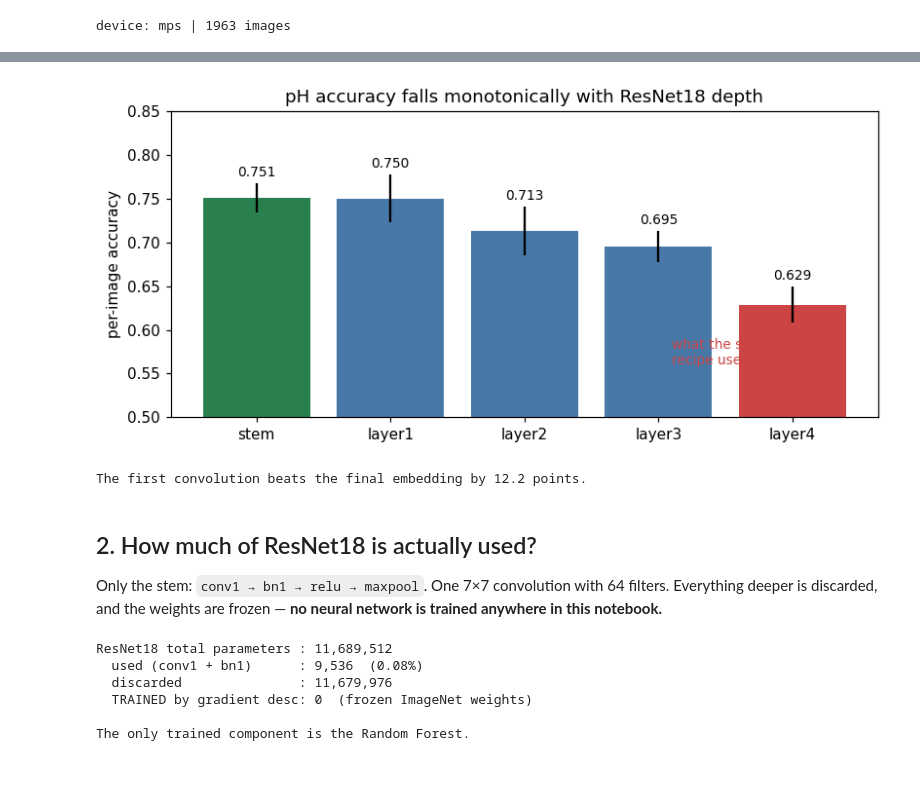
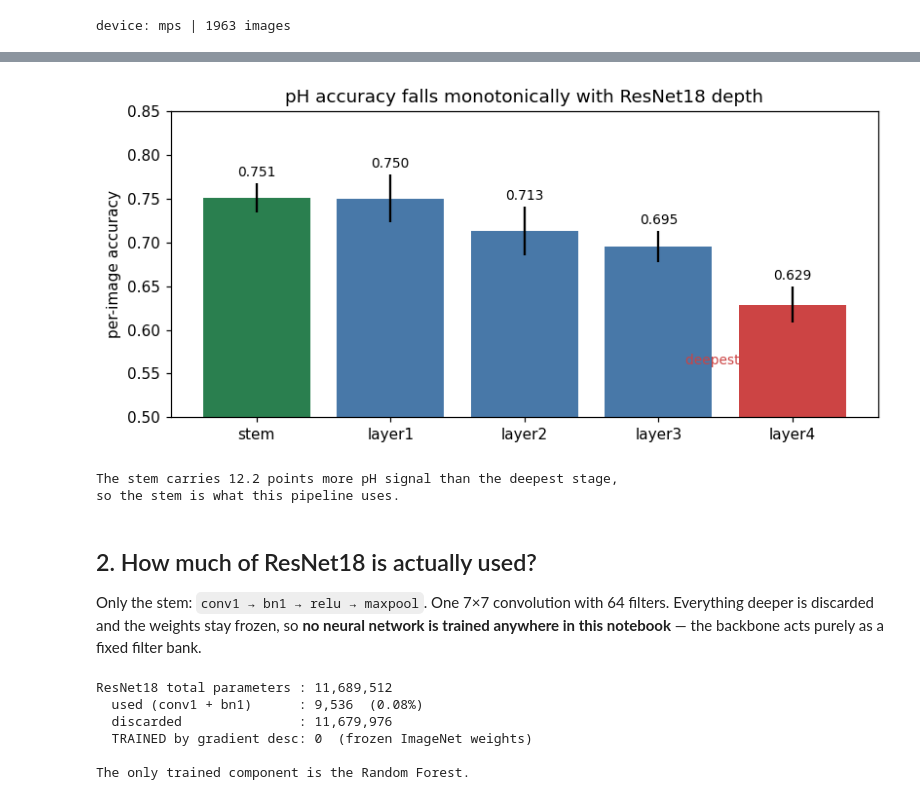
Before and after one commit to cherie-dips/MLPR_Project, a Jupyter notebook: transfer_learning/resnet_rf.ipynb, the cells around one changed output, grey strips where cells are left out. Drawn from its saved outputs; the diff is of its cells as text; code cells hidden in the pictures; blank space fills up the shorter version.

Commit message:
Rewrite docs to describe the current pipeline only

```diff
--- a/transfer_learning/resnet_rf.ipynb
+++ b/transfer_learning/resnet_rf.ipynb
@@ -74,25 +74,28 @@ for k,(a,s) in probe.items(): print(f"  {k:8s} dim={S[k].shape[1]:4d}   {a:.3f}
 # %%
 ks=list(probe); vals=[probe[k][0] for k in ks]; errs=[probe[k][1] for k in ks]
 fig,ax=plt.subplots(figsize=(7.5,3.6))
 cols=["#2a7f4f","#4878a8","#4878a8","#4878a8","#c44"]
 ax.bar(ks,vals,yerr=errs,color=cols)
 ax.set_ylabel("per-image accuracy"); ax.set_ylim(0.5,0.85)
 ax.set_title("pH accuracy falls monotonically with ResNet18 depth")
 for i,(v,e) in enumerate(zip(vals,errs)): ax.text(i,v+e+.008,f"{v:.3f}",ha="center",fontsize=9)
-ax.annotate("what the standard\nrecipe uses",xy=(4,vals[4]),xytext=(3.1,0.56),
+ax.annotate("deepest stage",xy=(4,vals[4]),xytext=(3.2,0.56),
             arrowprops=dict(arrowstyle="->",color="#c44"),color="#c44",fontsize=9)
 plt.tight_layout(); plt.show()
-print(f"The first convolution beats the final embedding by "
-      f"{100*(probe['stem'][0]-probe['layer4'][0]):.1f} points.")
+print(f"The stem carries {100*(probe['stem'][0]-probe['layer4'][0]):.1f} points more "
+      f"pH signal than the deepest stage,")
+print("so the stem is what this pipeline uses.")
 # %% [output]
-[figure, old version]
+[figure, new version]
-The first convolution beats the final embedding by 12.2 points.
+The stem carries 12.2 points more pH signal than the deepest stage,
+so the stem is what this pipeline uses.
 # %% [markdown]
 ## 2. How much of ResNet18 is actually used?
 
 Only the stem: `conv1 → bn1 → relu → maxpool`. One 7×7 convolution with 64
-filters. Everything deeper is discarded, and the weights are frozen — **no neural
-network is trained anywhere in this notebook.**
+filters. Everything deeper is discarded and the weights stay frozen, so **no
+neural network is trained anywhere in this notebook** — the backbone acts purely
+as a fixed filter bank.
 # %%
 net=models.resnet18(weights=models.ResNet18_Weights.IMAGENET1K_V1)
 stem=sum(p.numel() for m in [net.conv1,net.bn1] for p in m.parameters())
```
Also changed, not shown: parts of 7 cells of this notebook, 9 other files.
